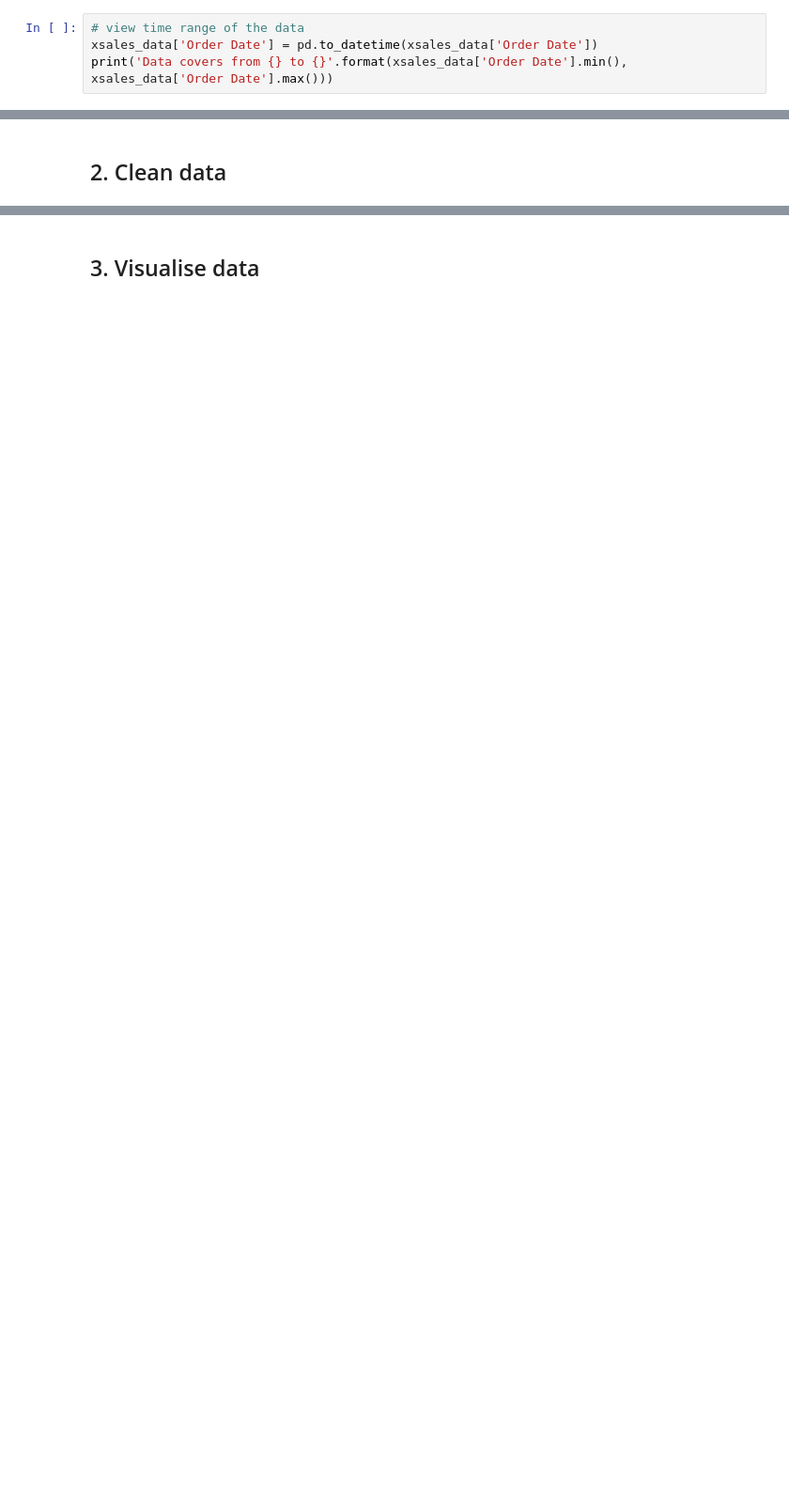
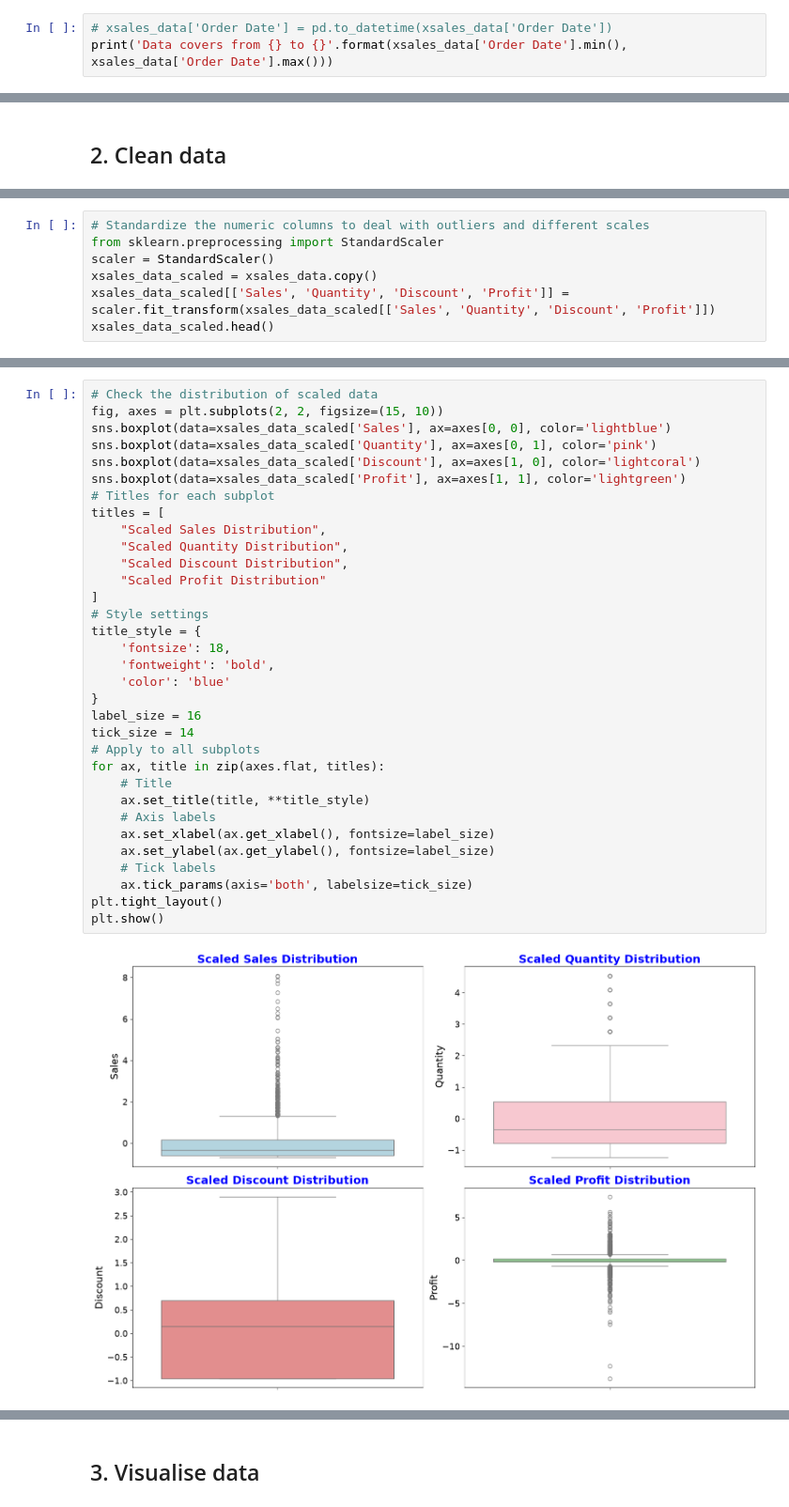
Before and after one commit to Ivy219/2026-Phase-2-Data-Science-IvyTANG, a Jupyter notebook: Part1/part1-submission.ipynb, the cells around one changed output, grey strips where cells are left out. Shown at 94% size. Cells and saved outputs as stored; diff of their text form; blank space fills up the shorter version.

Commit message:
checked outliers in sales & profit;standardised data; added "month", "quarter" feature

```diff
--- a/Part1/part1-submission.ipynb
+++ b/Part1/part1-submission.ipynb
@@ -51,6 +60,5 @@ xsales_data.head(10)
 # %%
-# view time range of the data
-xsales_data['Order Date'] = pd.to_datetime(xsales_data['Order Date'])
+# xsales_data['Order Date'] = pd.to_datetime(xsales_data['Order Date'])
 print('Data covers from {} to {}'.format(xsales_data['Order Date'].min(), xsales_data['Order Date'].max()))
 # %% [output]
 Data covers from 2014-01-06 00:00:00 to 2017-12-30 00:00:00
@@ -135,0 +173,7 @@ yearly_stats
+# %%
+# Standardize the numeric columns to deal with outliers and different scales
+from sklearn.preprocessing import StandardScaler
+scaler = StandardScaler()
+xsales_data_scaled = xsales_data.copy()
+xsales_data_scaled[['Sales', 'Quantity', 'Discount', 'Profit']] = scaler.fit_transform(xsales_data_scaled[['Sales', 'Quantity', 'Discount', 'Profit']])
+xsales_data_scaled.head()
@@ -135,0 +188,35 @@ yearly_stats
+# %%
+# Check the distribution of scaled data
+fig, axes = plt.subplots(2, 2, figsize=(15, 10))
+sns.boxplot(data=xsales_data_scaled['Sales'], ax=axes[0, 0], color='lightblue')
+sns.boxplot(data=xsales_data_scaled['Quantity'], ax=axes[0, 1], color='pink')
+sns.boxplot(data=xsales_data_scaled['Discount'], ax=axes[1, 0], color='lightcoral')
+sns.boxplot(data=xsales_data_scaled['Profit'], ax=axes[1, 1], color='lightgreen')
+# Titles for each subplot
+titles = [
+    "Scaled Sales Distribution",
+    "Scaled Quantity Distribution",
+    "Scaled Discount Distribution",
+    "Scaled Profit Distribution"
+]
+# Style settings
+title_style = {
+    'fontsize': 18,
+    'fontweight': 'bold',
+    'color': 'blue'
+}
+label_size = 16
+tick_size = 14
+# Apply to all subplots
+for ax, title in zip(axes.flat, titles):
+    # Title
+    ax.set_title(title, **title_style)
+    # Axis labels
+    ax.set_xlabel(ax.get_xlabel(), fontsize=label_size)
+    ax.set_ylabel(ax.get_ylabel(), fontsize=label_size)
+    # Tick labels
+    ax.tick_params(axis='both', labelsize=tick_size)
+plt.tight_layout()
+plt.show()
+# %% [output]
+[figure, added]
```
Also changed, not shown: parts of 23 cells of this notebook.
